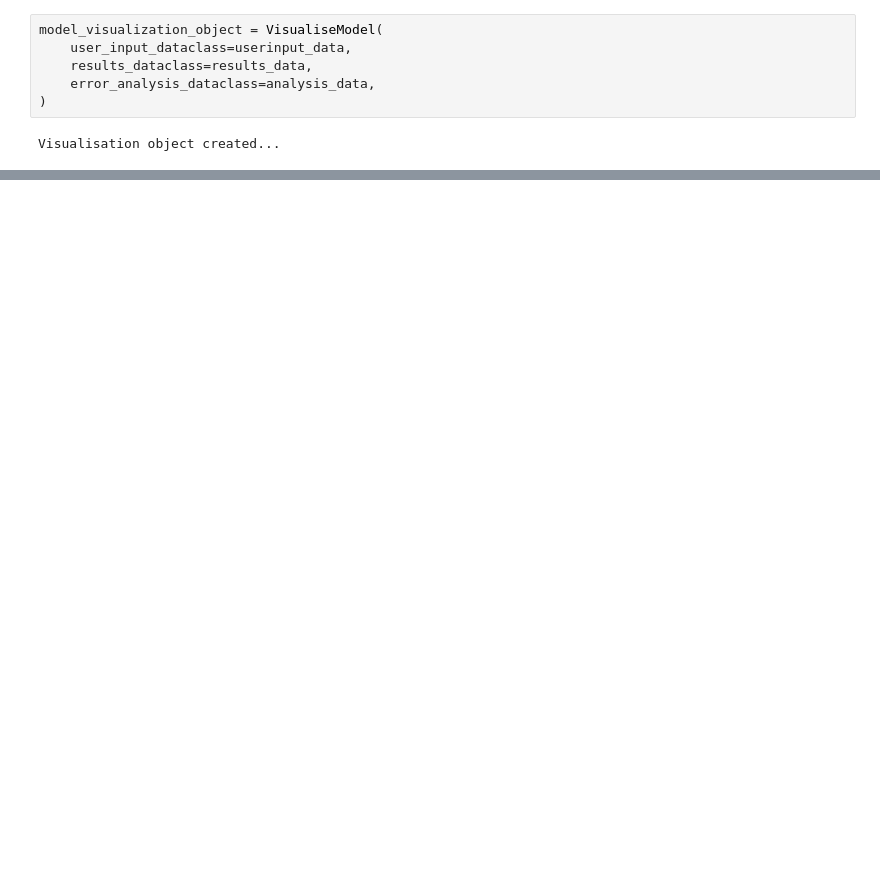
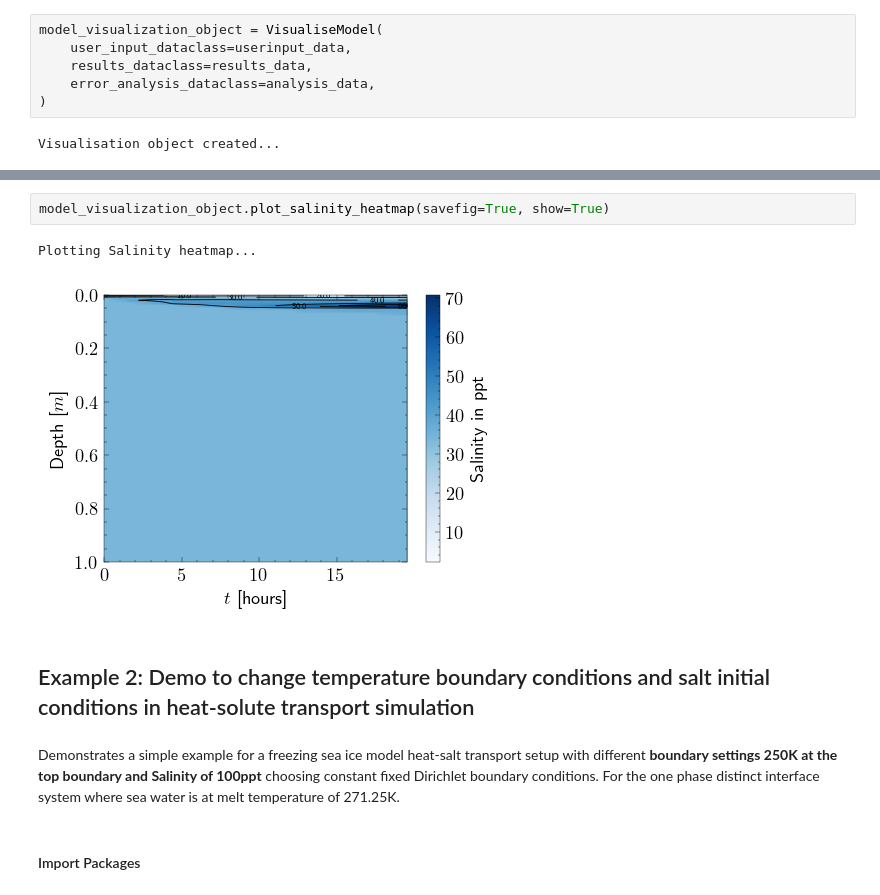
Before and after one commit to starry-phoenix/spyice-thesis, a Jupyter notebook: docs/source/quick_start/example/jupyter_run.ipynb, the cells around one changed output, grey strips where cells are left out. Cells and saved outputs as stored; diff of their text form; blank space fills up the shorter version.

```diff
--- a/docs/source/quick_start/example/jupyter_run.ipynb
+++ b/docs/source/quick_start/example/jupyter_run.ipynb
@@ -108,0 +109,11 @@ Plotting Depth over time...
+# %%
+model_visualization_object.plot_salinity_heatmap(savefig=True, show=True)
+# %% [output]
+Plotting Salinity heatmap...
+[figure, added]
+# %% [markdown]
+## Example 2: Demo to change temperature boundary conditions and salt initial conditions in heat-solute transport simulation
+# %% [markdown]
+Demonstrates a simple example for a freezing sea ice model heat-salt transport setup with different **boundary settings 250K at the top boundary and Salinity of 100ppt** choosing constant fixed Dirichlet boundary conditions. For the one phase distinct interface system where sea water is at melt temperature of 271.25K.
+# %% [markdown]
+#### Import Packages
```
Also changed, not shown: parts of 30 cells of this notebook, 9 other files.
